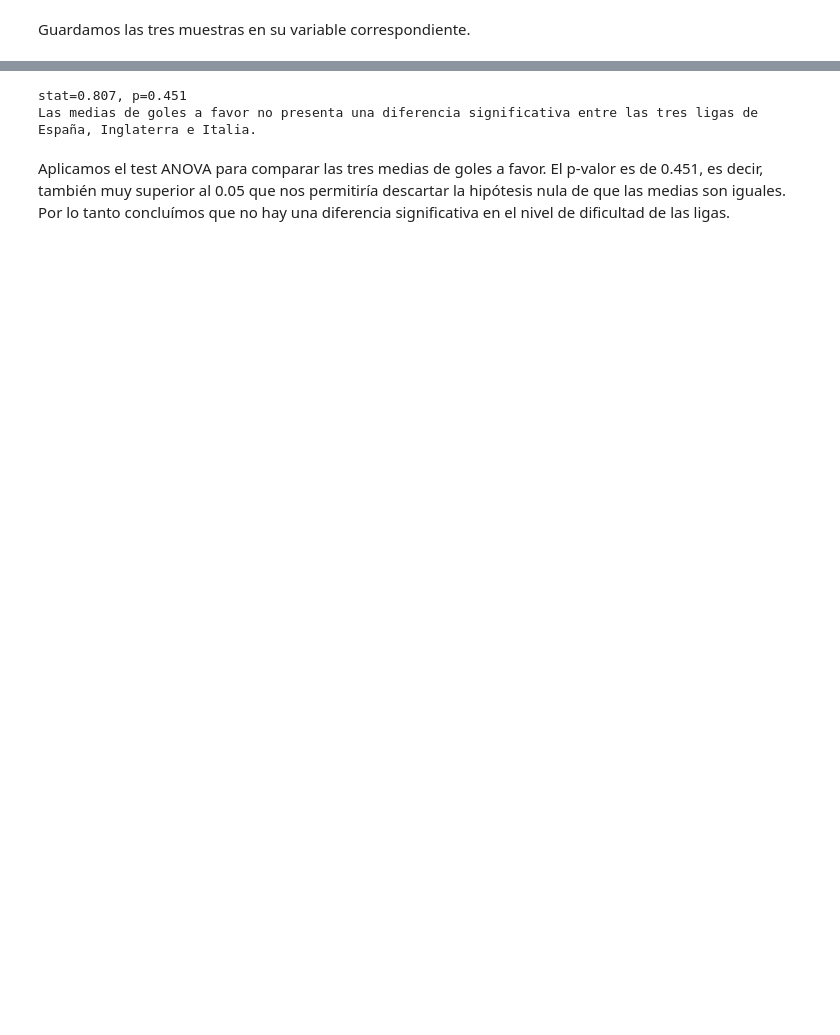
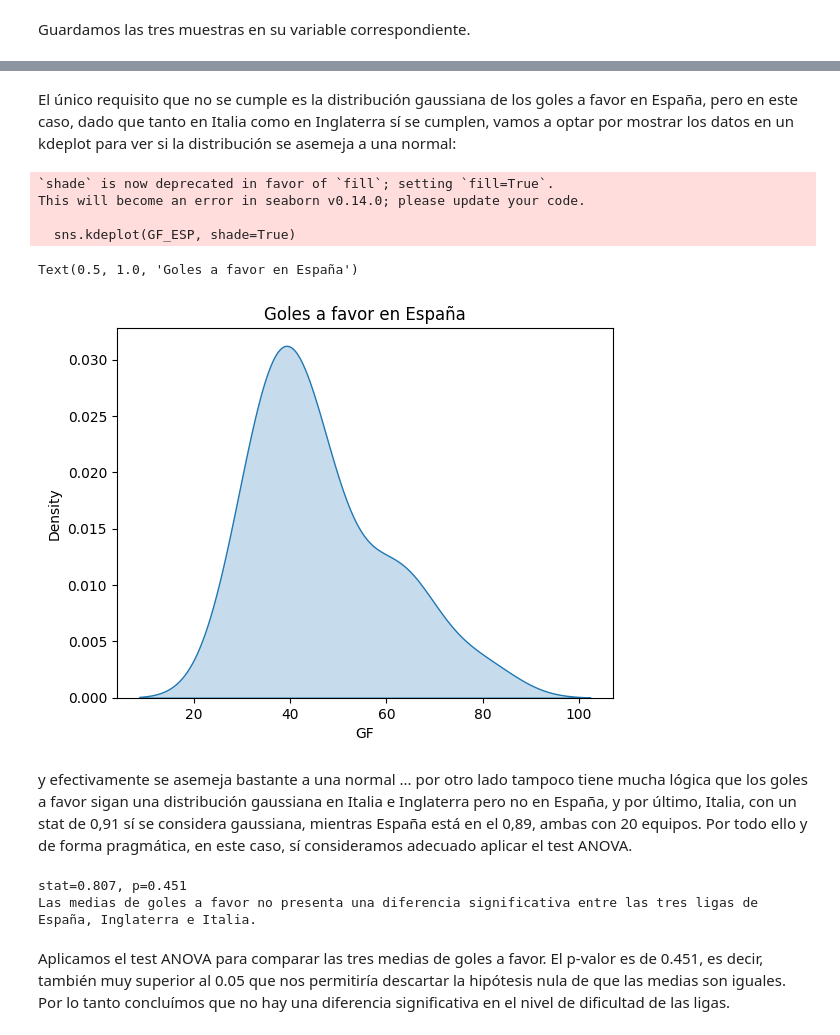
Before and after one commit to aar-x/hipotesis_testing, a Jupyter notebook: M5T01.ipynb, the cells around one changed output, grey strips where cells are left out. Drawn from its saved outputs; the diff is of its cells as text; code cells hidden in the pictures; blank space fills up the shorter version.

```diff
--- a/M5T01.ipynb
+++ b/M5T01.ipynb
@@ -144,3 +361,20 @@ Guardamos las tres muestras en su variable correspondiente.
+# %% [markdown]
+El único requisito que no se cumple es la distribución gaussiana de los goles a favor en España, pero en este caso, dado que tanto en Italia como en Inglaterra sí se cumplen, vamos a optar por mostrar los datos en un kdeplot para ver si la distribución se asemeja a una normal:
+# %%
+import seaborn as sns
+import matplotlib.pyplot as plt
+
+sns.kdeplot(GF_ESP, shade=True)
+plt.title('Goles a favor en España')
+# %% [output]
+`shade` is now deprecated in favor of `fill`; setting `fill=True`.
+This will become an error in seaborn v0.14.0; please update your code.
+
+  sns.kdeplot(GF_ESP, shade=True)
+Text(0.5, 1.0, 'Goles a favor en España')
+[figure, added]
+# %% [markdown]
+y efectivamente se asemeja bastante a una normal ... por otro lado tampoco tiene mucha lógica que los goles a favor sigan una distribución gaussiana en Italia e Inglaterra pero no en España, y por último, Italia, con un stat de 0,91 sí se considera gaussiana, mientras España está en el 0,89, ambas con 20 equipos. Por todo ello y de forma pragmática, en este caso, sí consideramos adecuado aplicar el test ANOVA.
 # %%
 from scipy.stats import f_oneway
 
```
Also changed, not shown: parts of 34 cells of this notebook.
